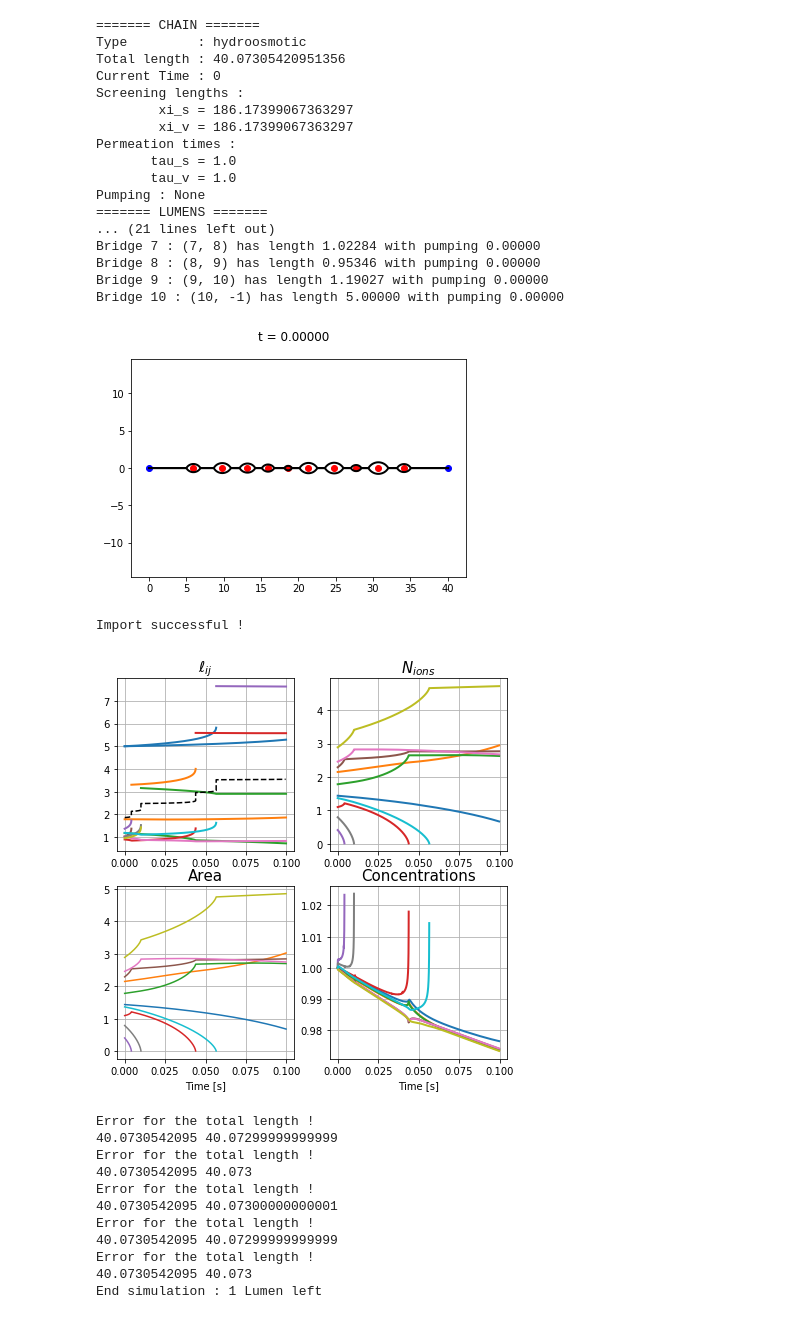
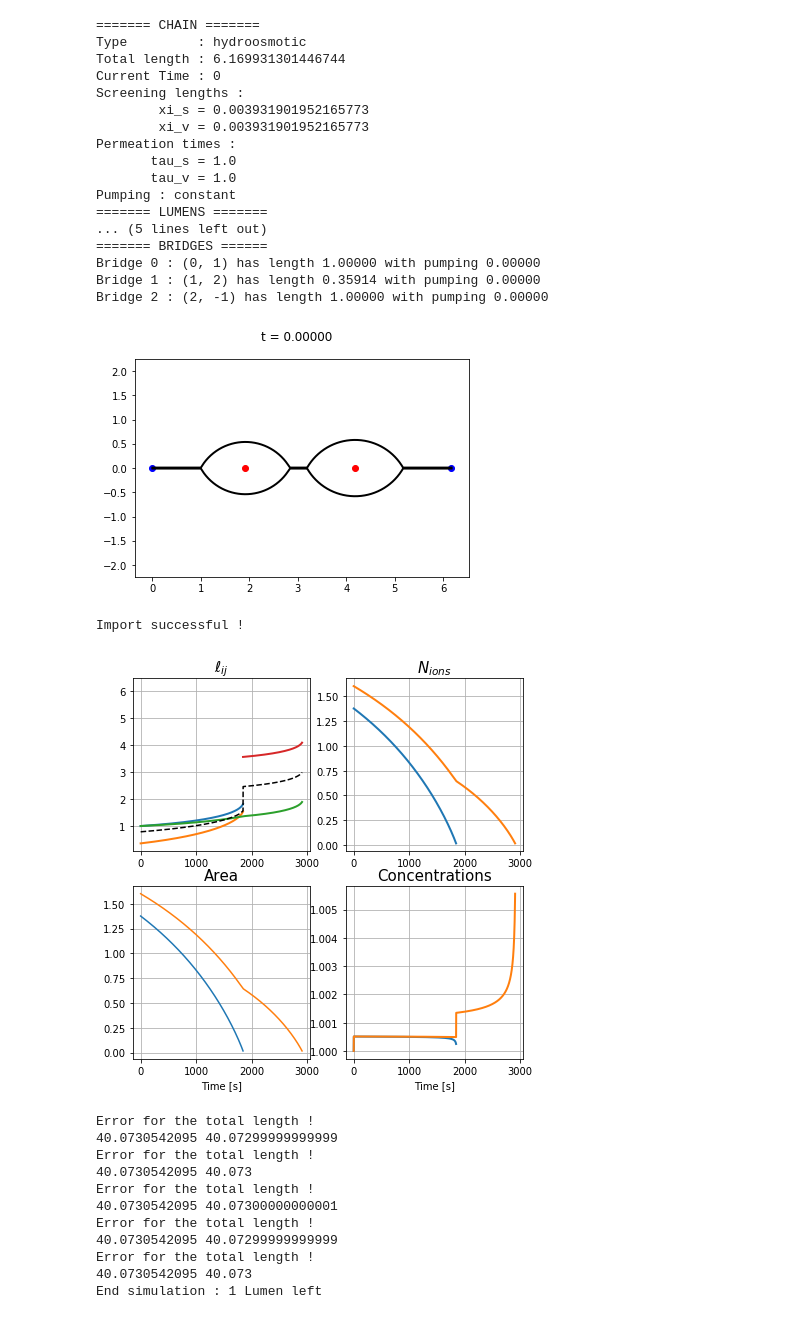
Before and after one commit to VirtualEmbryo/hydroosmotic_chain, a Jupyter notebook: _notebook/tests.ipynb, the cells around one changed output. Cells and saved outputs as stored; diff of their text form; code cells hidden in the pictures.

```diff
--- a/_notebook/tests.ipynb
+++ b/_notebook/tests.ipynb
@@ -17,48 +17,48 @@ import _ressources.lumenclass as lc
 import _ressources.configreader as configreader
 
 #main_dir = '/Users/mathieuleverge/git/chain_lumen/_data/hydrosmotic_hydraulic/versus/N1000_hydraulic/'
-main_dir = '/Users/mathieuleverge/git/chain_lumen/_data/10lumens/'
+main_dir = '/Users/mathieuleverge/git/chain_lumen/_data/'
 data_dir = ''
 
 mu = (np.sin(np.pi/3.))**2 / (2*np.pi/3. - np.sin(2*np.pi/3.))
 # %%
-subdir = ''
+subdir = '2lumens'
 conf, ch = chain.load_config(os.path.join(main_dir, subdir, 'config.conf'))
 print(ch)
 x = np.linspace(0., ch.total_length, 1001)
 tools.plot_profile(x, ch)
 
 ell = tools.load_brfile(os.path.join(main_dir, subdir, 'sim_bridges.dat'))
 
 x_log = 0
 
 if ch.lumen_type == 'hydroosmotic' :
     L, nions, pos = tools.load_file(os.path.join(main_dir, subdir, 'sim_all.dat'), hydroosmotic=True)
     tools.plot_evolution(L, nions, ell, x_logscale=x_log)
 else :
     L, pos = tools.load_file(os.path.join(main_dir, subdir, 'sim_all.dat'), hydroosmotic=False)
     tools.plot_evolution_hydraulic(L, ell, x_logscale=x_log)
 # %% [output]
 ======= CHAIN =======
 Type         : hydroosmotic
-Total length : 40.07305420951356
+Total length : 6.169931301446744
 Current Time : 0
 Screening lengths :
-        xi_s = 186.17399067363297
-        xi_v = 186.17399067363297
+        xi_s = 0.003931901952165773
+        xi_v = 0.003931901952165773
 Permeation times :
        tau_s = 1.0
        tau_v = 1.0
-Pumping : None
+Pumping : constant
 ======= LUMENS =======
-... (21 lines left out)
-Bridge 7 : (7, 8) has length 1.02284 with pumping 0.00000
-Bridge 8 : (8, 9) has length 0.95346 with pumping 0.00000
-Bridge 9 : (9, 10) has length 1.19027 with pumping 0.00000
-Bridge 10 : (10, -1) has length 5.00000 with pumping 0.00000
+... (5 lines left out)
+======= BRIDGES ======
+Bridge 0 : (0, 1) has length 1.00000 with pumping 0.00000
+Bridge 1 : (1, 2) has length 0.35914 with pumping 0.00000
+Bridge 2 : (2, -1) has length 1.00000 with pumping 0.00000
-[figure, old version]
+[figure, new version]
 Import successful !
-[figure, old version]
+[figure, new version]
 # %%
 def search_value(filename, value_name) :
     my_file = open(filename).readlines()
```
Also changed, not shown: parts of 22 cells of this notebook, 8 other files.
